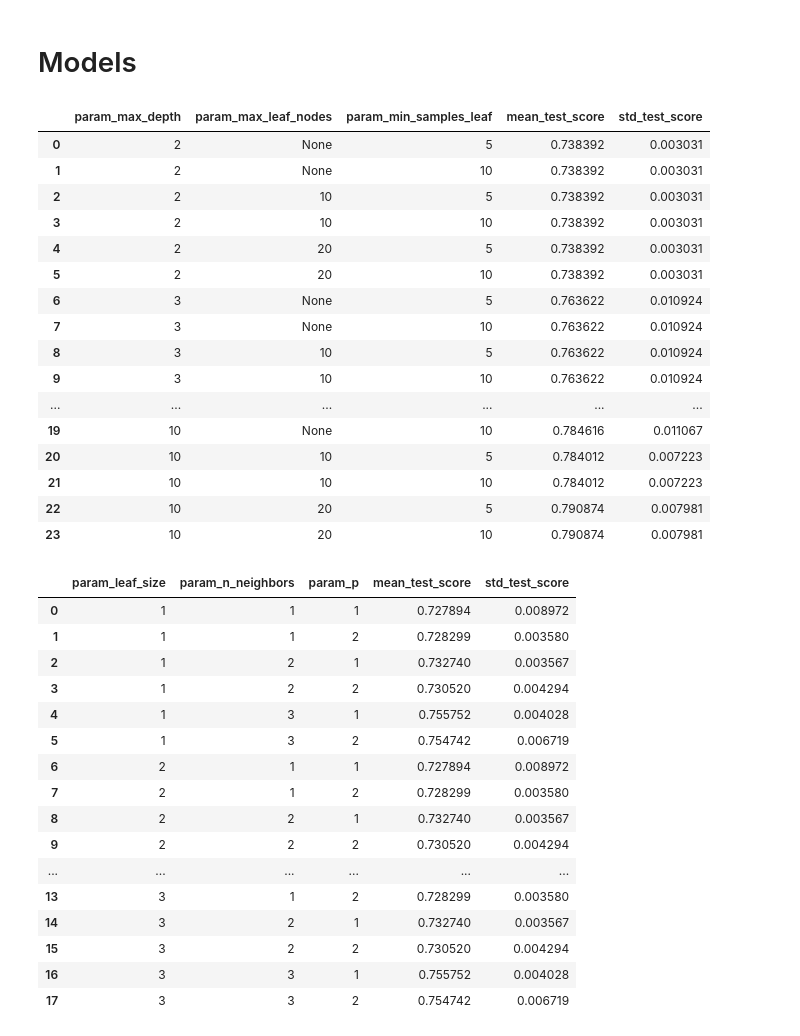
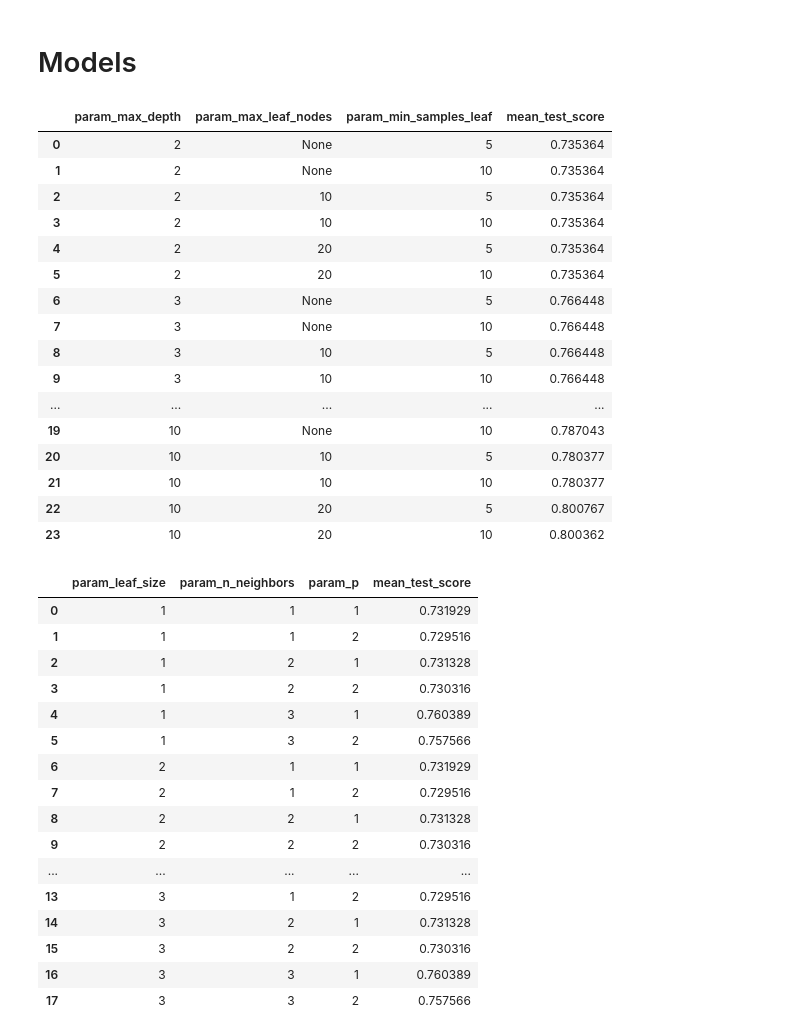
Before and after one commit to dpatularu/ai-final-project, a Jupyter notebook: final.ipynb, the cells around one changed output. Saved outputs shown, nothing was run; the diff lists cells and outputs as text; code cells hidden in the pictures.

```diff
--- a/final.ipynb
+++ b/final.ipynb
@@ -113,36 +127,36 @@ train_X, val_X, train_y, val_y = train_test_split(X, y)
 # %%
 #Decision Tree
 
 hyperparameters = {
     'max_depth': [2,3,5,10],
     'min_samples_leaf': [5,10],
     "max_leaf_nodes":[None,10,20],
 }
 
 dt = DecisionTreeClassifier()
-dt_clf = GridSearchCV(dt, hyperparameters, cv=3, n_jobs=-1)
+dt_clf = GridSearchCV(dt, hyperparameters, cv=10, n_jobs=-1)
 dt_model = dt_clf.fit(train_X, train_y)
 
 dt_model_scores = pd.DataFrame(dt_model.cv_results_)
-dt_model_scores[['param_max_depth', 'param_max_leaf_nodes', 'param_min_samples_leaf', 'mean_test_score', 'std_test_score']]
+dt_model_scores[['param_max_depth', 'param_max_leaf_nodes', 'param_min_samples_leaf', 'mean_test_score']]
 # %% [output]
-|  | param_max_depth | param_max_leaf_nodes | param_min_samples_leaf | mean_test_score | std_test_score |
-| 0 | 2 | None | 5 | 0.738392 | 0.003031 |
-| 1 | 2 | None | 10 | 0.738392 | 0.003031 |
-| 2 | 2 | 10 | 5 | 0.738392 | 0.003031 |
-| 3 | 2 | 10 | 10 | 0.738392 | 0.003031 |
-| 4 | 2 | 20 | 5 | 0.738392 | 0.003031 |
-| 5 | 2 | 20 | 10 | 0.738392 | 0.003031 |
-| 6 | 3 | None | 5 | 0.763622 | 0.010924 |
-| 7 | 3 | None | 10 | 0.763622 | 0.010924 |
-| 8 | 3 | 10 | 5 | 0.763622 | 0.010924 |
-| 9 | 3 | 10 | 10 | 0.763622 | 0.010924 |
-| ... | ... | ... | ... | ... | ... |
-| 19 | 10 | None | 10 | 0.784616 | 0.011067 |
-| 20 | 10 | 10 | 5 | 0.784012 | 0.007223 |
-| 21 | 10 | 10 | 10 | 0.784012 | 0.007223 |
-| 22 | 10 | 20 | 5 | 0.790874 | 0.007981 |
-| 23 | 10 | 20 | 10 | 0.790874 | 0.007981 |
+|  | param_max_depth | param_max_leaf_nodes | param_min_samples_leaf | mean_test_score |
+| 0 | 2 | None | 5 | 0.735364 |
+| 1 | 2 | None | 10 | 0.735364 |
+| 2 | 2 | 10 | 5 | 0.735364 |
+| 3 | 2 | 10 | 10 | 0.735364 |
+| 4 | 2 | 20 | 5 | 0.735364 |
+| 5 | 2 | 20 | 10 | 0.735364 |
+| 6 | 3 | None | 5 | 0.766448 |
+| 7 | 3 | None | 10 | 0.766448 |
+| 8 | 3 | 10 | 5 | 0.766448 |
+| 9 | 3 | 10 | 10 | 0.766448 |
+| ... | ... | ... | ... | ... |
+| 19 | 10 | None | 10 | 0.787043 |
+| 20 | 10 | 10 | 5 | 0.780377 |
+| 21 | 10 | 10 | 10 | 0.780377 |
+| 22 | 10 | 20 | 5 | 0.800767 |
+| 23 | 10 | 20 | 10 | 0.800362 |
 # %%
 #K-nearest neighbors
 
@@ -153,29 +167,29 @@ hyperparameters = {
 }
 
 knn = KNeighborsClassifier()
-knn_clf = GridSearchCV(knn, hyperparameters, cv=3, n_jobs=-1)
+knn_clf = GridSearchCV(knn, hyperparameters, cv=10, n_jobs=-1)
 knn_model = knn_clf.fit(train_X, train_y)
 
 knn_model_scores = pd.DataFrame(knn_model.cv_results_)
-knn_model_scores[['param_leaf_size', 'param_n_neighbors', 'param_p', 'mean_test_score', 'std_test_score']]
+knn_model_scores[['param_leaf_size', 'param_n_neighbors', 'param_p', 'mean_test_score']]
 # %% [output]
-|  | param_leaf_size | param_n_neighbors | param_p | mean_test_score | std_test_score |
-| 0 | 1 | 1 | 1 | 0.727894 | 0.008972 |
-| 1 | 1 | 1 | 2 | 0.728299 | 0.003580 |
-| 2 | 1 | 2 | 1 | 0.732740 | 0.003567 |
-| 3 | 1 | 2 | 2 | 0.730520 | 0.004294 |
-| 4 | 1 | 3 | 1 | 0.755752 | 0.004028 |
-| 5 | 1 | 3 | 2 | 0.754742 | 0.006719 |
-| 6 | 2 | 1 | 1 | 0.727894 | 0.008972 |
-| 7 | 2 | 1 | 2 | 0.728299 | 0.003580 |
-| 8 | 2 | 2 | 1 | 0.732740 | 0.003567 |
-| 9 | 2 | 2 | 2 | 0.730520 | 0.004294 |
-| ... | ... | ... | ... | ... | ... |
-| 13 | 3 | 1 | 2 | 0.728299 | 0.003580 |
-| 14 | 3 | 2 | 1 | 0.732740 | 0.003567 |
-| 15 | 3 | 2 | 2 | 0.730520 | 0.004294 |
-| 16 | 3 | 3 | 1 | 0.755752 | 0.004028 |
-| 17 | 3 | 3 | 2 | 0.754742 | 0.006719 |
+|  | param_leaf_size | param_n_neighbors | param_p | mean_test_score |
+| 0 | 1 | 1 | 1 | 0.731929 |
+| 1 | 1 | 1 | 2 | 0.729516 |
+| 2 | 1 | 2 | 1 | 0.731328 |
+| 3 | 1 | 2 | 2 | 0.730316 |
+| 4 | 1 | 3 | 1 | 0.760389 |
+| 5 | 1 | 3 | 2 | 0.757566 |
+| 6 | 2 | 1 | 1 | 0.731929 |
+| 7 | 2 | 1 | 2 | 0.729516 |
+| 8 | 2 | 2 | 1 | 0.731328 |
+| 9 | 2 | 2 | 2 | 0.730316 |
+| ... | ... | ... | ... | ... |
+| 13 | 3 | 1 | 2 | 0.729516 |
+| 14 | 3 | 2 | 1 | 0.731328 |
+| 15 | 3 | 2 | 2 | 0.730316 |
+| 16 | 3 | 3 | 1 | 0.760389 |
+| 17 | 3 | 3 | 2 | 0.757566 |
 # %%
 #SVM
 
```
Also changed, not shown: parts of 4 cells of this notebook.
